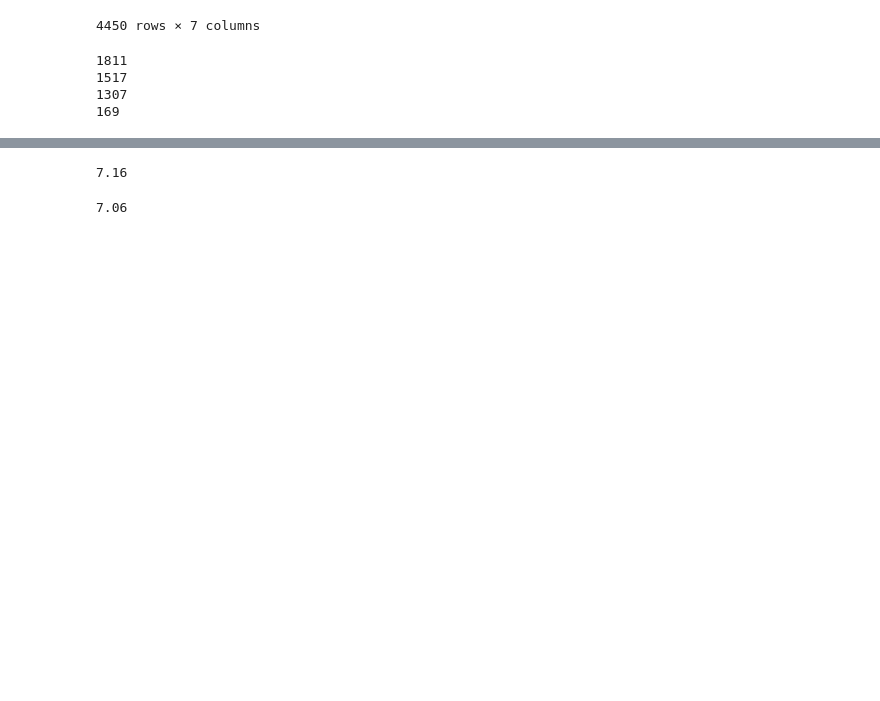
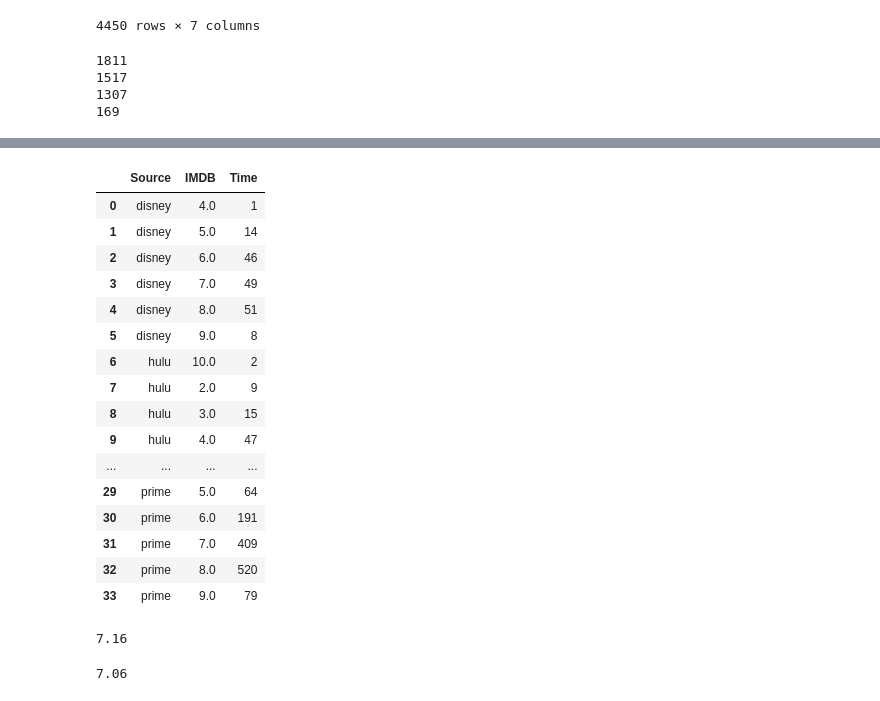
Before and after one commit to jtslater2/old_fashioned, a Jupyter notebook: Scripts/Brian_IMDB.ipynb, the cells around one changed output, grey strips where cells are left out. Saved outputs shown, nothing was run; the diff lists cells and outputs as text; code cells hidden in the pictures; blank space fills up the shorter version.

```diff
--- a/Scripts/Brian_IMDB.ipynb
+++ b/Scripts/Brian_IMDB.ipynb
@@ -93,2 +158,39 @@ print(len(df_disney))
+# %%
+#imdb_df_group = imdb_df.groupby(["Source", "IMDB"]).count()
+#imdb_df_group
+
+#imdb_df_group = df.groupby("Source")["IMDB"].transform('count')
+#imdb_df_group
+
+#imdb_df_group = imdb_df.groupby(["Source" , "IMDB"]).count()
+
+#imdb_df_group = imdb_df.groupby("Source")["IMDB"].agg('nunique').reset_index(drop=False)
+imdb_df_group =  imdb_df.groupby(["Source", "IMDB"]).size().reset_index(name="Time")
+
+
+
+#works sort of
+#imdb_df['count'] = imdb_df.groupby(["Source" , "IMDB"]).transform('count')
+#imdb_df
+
+imdb_df_group
+# %% [output]
+|  | Source | IMDB | Time |
+| 0 | disney | 4.0 | 1 |
+| 1 | disney | 5.0 | 14 |
+| 2 | disney | 6.0 | 46 |
+| 3 | disney | 7.0 | 49 |
+| 4 | disney | 8.0 | 51 |
+| 5 | disney | 9.0 | 8 |
+| 6 | hulu | 10.0 | 2 |
+| 7 | hulu | 2.0 | 9 |
+| 8 | hulu | 3.0 | 15 |
+| 9 | hulu | 4.0 | 47 |
+| ... | ... | ... | ... |
+| 29 | prime | 5.0 | 64 |
+| 30 | prime | 6.0 | 191 |
+| 31 | prime | 7.0 | 409 |
+| 32 | prime | 8.0 | 520 |
+| 33 | prime | 9.0 | 79 |
 # %%
 #AVG IIMDB TV show rating for netlix
```
Also changed, not shown: parts of 16 cells of this notebook.
